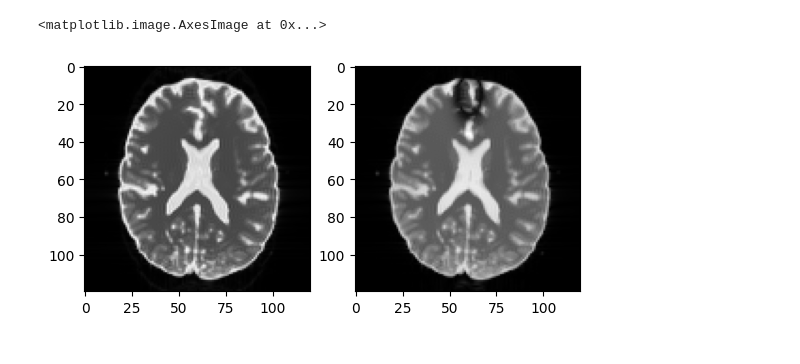
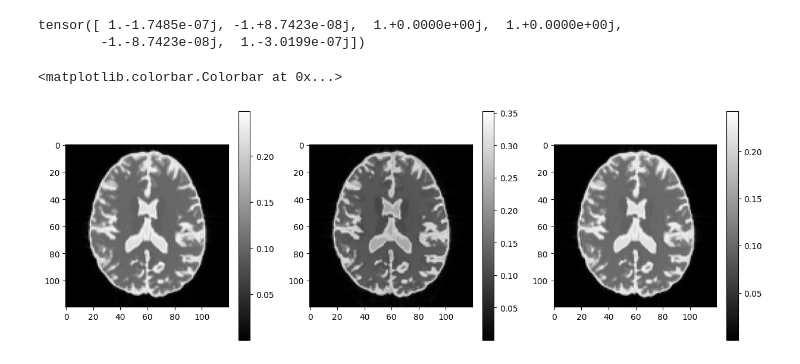
Before and after one commit to bughht/meSSFP, a Jupyter notebook: simulation_T2map.ipynb, the cells around one changed output. Saved outputs shown, nothing was run; the diff lists cells and outputs as text; code cells hidden in the pictures.

```diff
--- a/simulation_T2map.ipynb
+++ b/simulation_T2map.ipynb
@@ -99,8 +187,23 @@ plt.plot(n,torch.abs(img_echoes[:,60,40:80]))
-# %%
-plt.subplot(1,2,1)
-plt.imshow(torch.abs(img_echoes).sum(dim=0).numpy(), cmap="gray")
-plt.subplot(1,2,2)
-plt.imshow(torch.abs((img_echoes).sum(dim=0)).numpy(), cmap="gray")
-# %% [output]
-<matplotlib.image.AxesImage at 0x...>
-[figure, removed]
+# %%
+def u(n):
+    return (n>=0).float()
+
+phase = (u(n)-1)*torch.pi-torch.pi*n
+print(torch.exp(1j*phase))
+
+plt.figure(figsize=(15,5))
+plt.subplot(1,3,1)
+# plt.imshow((torch.abs(img_echoes).sum(dim=0)).numpy(), cmap="gray")
+plt.imshow(torch.abs((torch.abs(img_echoes)*torch.exp(1j*phase)[:,torch.newaxis,torch.newaxis]).sum(dim=0)).numpy(), cmap="gray")
+plt.colorbar()
+plt.subplot(1,3,2)
+plt.imshow((torch.abs(img_echoes).sum(dim=0)).numpy(), cmap="gray")
+plt.colorbar()
+plt.subplot(1,3,3)
+plt.imshow(torch.abs((img_echoes).sum(dim=0)).numpy(), cmap="gray")
+plt.colorbar()
+# %% [output]
+tensor([ 1.-1.7485e-07j, -1.+8.7423e-08j,  1.+0.0000e+00j,  1.+0.0000e+00j,
+        -1.-8.7423e-08j,  1.-3.0199e-07j])
+<matplotlib.colorbar.Colorbar at 0x...>
+[figure, added]
```
Also changed, not shown: parts of 7 cells of this notebook, 5 other files.
